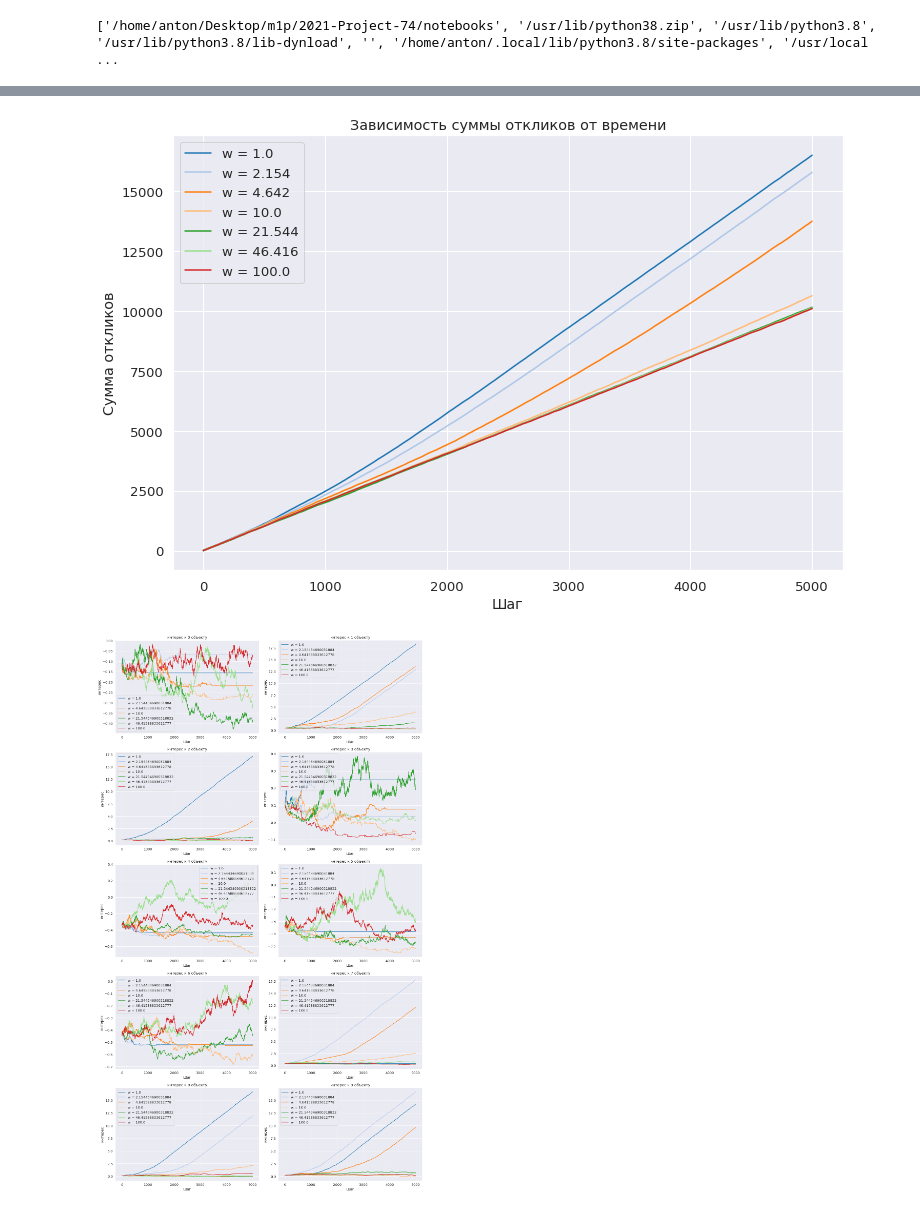
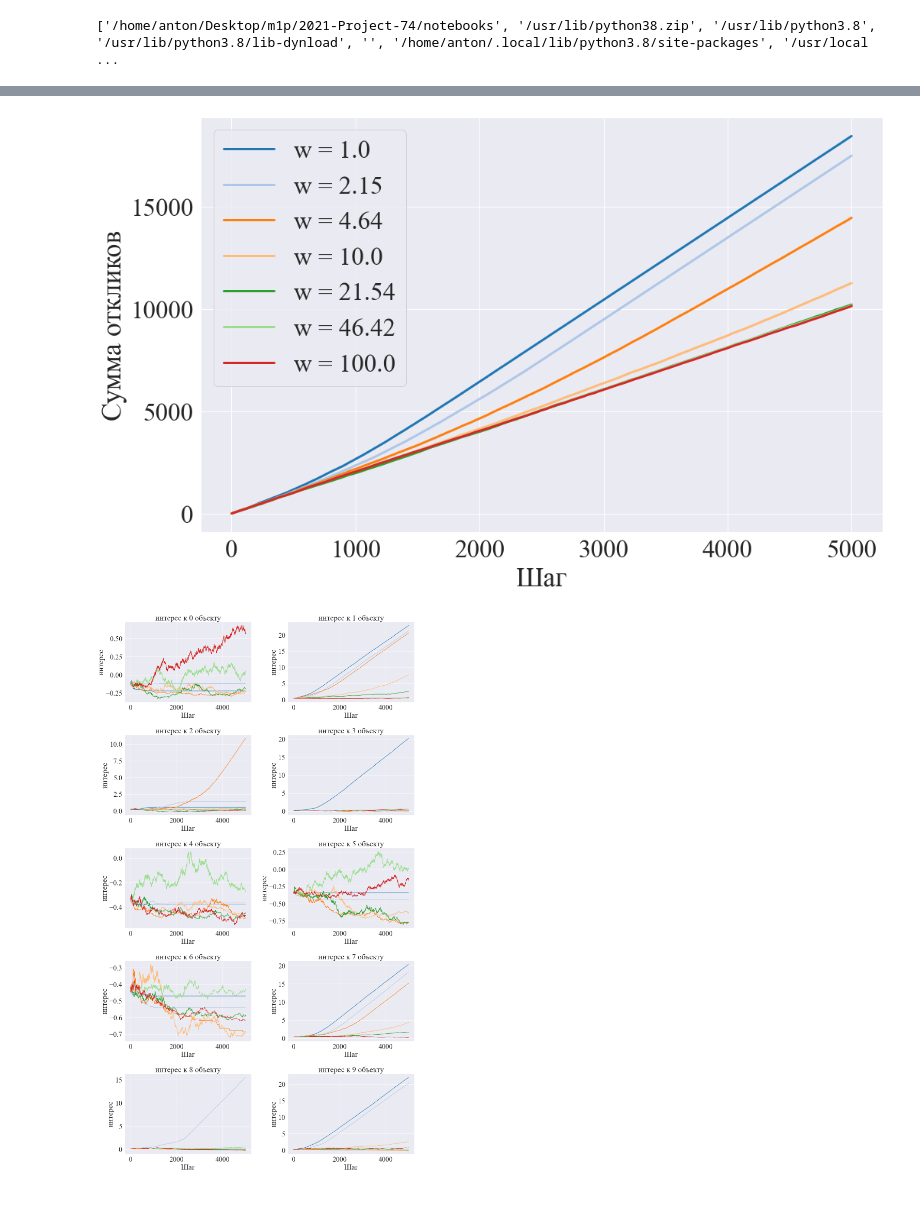
Before and after one commit to prog-autom/bandit-loops, a Jupyter notebook: notebooks/exp.ipynb, the cells around one changed output, grey strips where cells are left out. Saved outputs shown, nothing was run; the diff lists cells and outputs as text; code cells hidden in the pictures.

```diff
--- a/notebooks/exp.ipynb
+++ b/notebooks/exp.ipynb
@@ -15,7 +15,7 @@ print(sys.path)
 
 from experiment import init_random_state, BanditLoopExperiment, get_ts_model
 
-sns.set(font_scale=1.3, palette='tab20')
+sns.set(font_scale=3., palette='tab20', font="Times New Roman")
 # %% [output]
 ['/home/anton/Desktop/m1p/2021-Project-74/notebooks', '/usr/lib/python38.zip', '/usr/lib/python3.8', '/usr/lib/python3.8/lib-dynload', '', '/home/anton/.local/lib/python3.8/site-packages', '/usr/local ...
 # %%
@@ -46,7 +46,7 @@ def draw_posteriori(grid, distr_class, post_params, obj, steps, xlim=None):
 # %%
 seed = 42
 
-p = 0.9
+p = 1.
 Q = 1
 ws = np.logspace(0, 2, 7)
 b = 0.0
@@ -76,18 +76,17 @@ Wall time: 1min 23s
 # %%
 sum_responces = []
 for  i, w in enumerate(ws):
     sum_responces.append(np.cumsum(responses[i].sum(axis=1)))
-plt.figure(figsize=(12, 8))
+plt.figure(figsize=(16, 10))
 for i, w in enumerate(ws):
-    plt.plot(np.arange(1, T+1), sum_responces[i], label=f'w = {round(w,3)}')
+    plt.plot(np.arange(1, T+1), sum_responces[i], linewidth = 3, label=f'w = {round(w,2)}')
 
-plt.title('Зависимость суммы откликов от времени')
 plt.ylabel('Сумма откликов')
 plt.xlabel('Шаг')
 plt.legend()
 plt.savefig('rewards.pdf')
 # %% [output]
-[figure, old version]
+[figure, new version]
 # %%
 plt.figure(figsize=(18, 36))
 for m in range(M):
@@ -97,9 +96,9 @@ for m in range(M):
     plt.title(f'интерес к {m} объекту')
     plt.ylabel('интерес')
     plt.xlabel('Шаг')
-    plt.legend()
+#     plt.legend()
 
     plt.tight_layout()
 # %% [output]
-[figure, old version]
+[figure, new version]
 # %%
```
Also changed, not shown: parts of 2 cells of this notebook, 8 other files.
